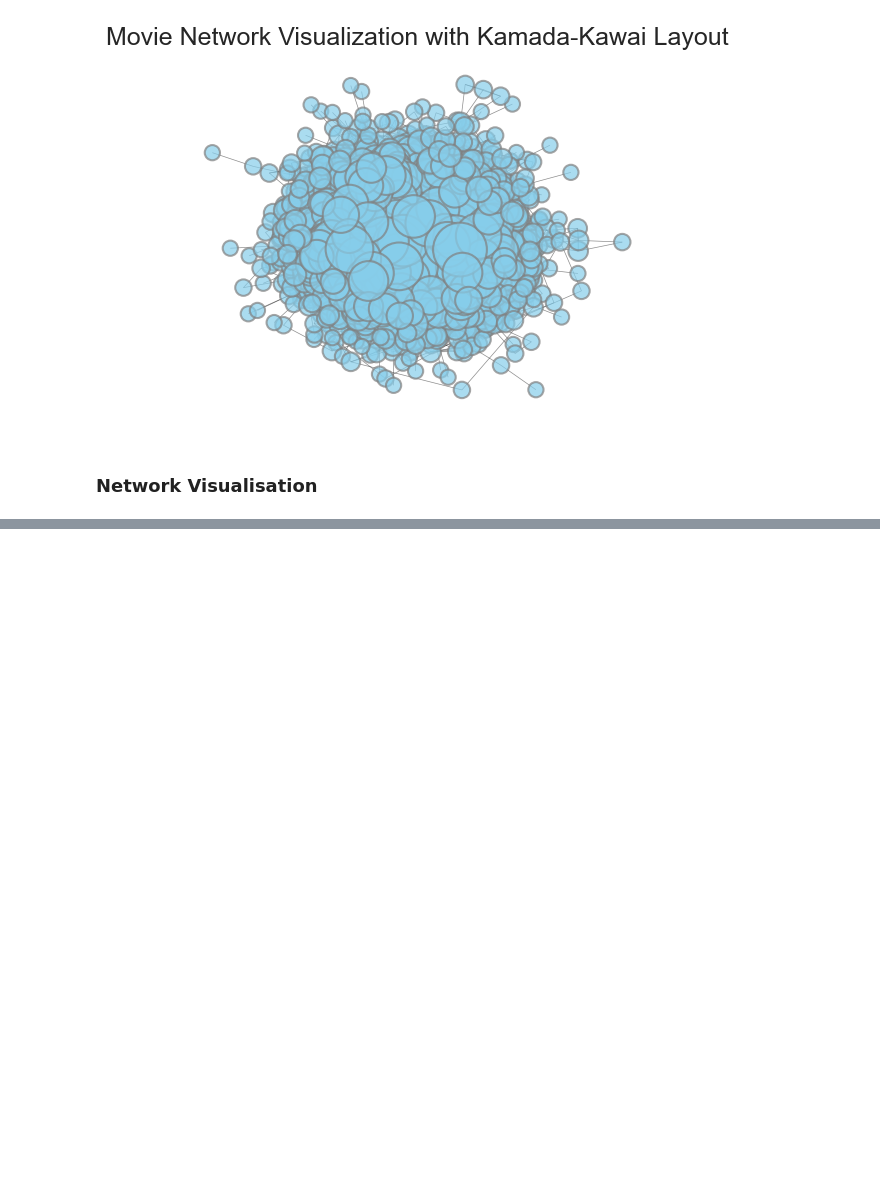
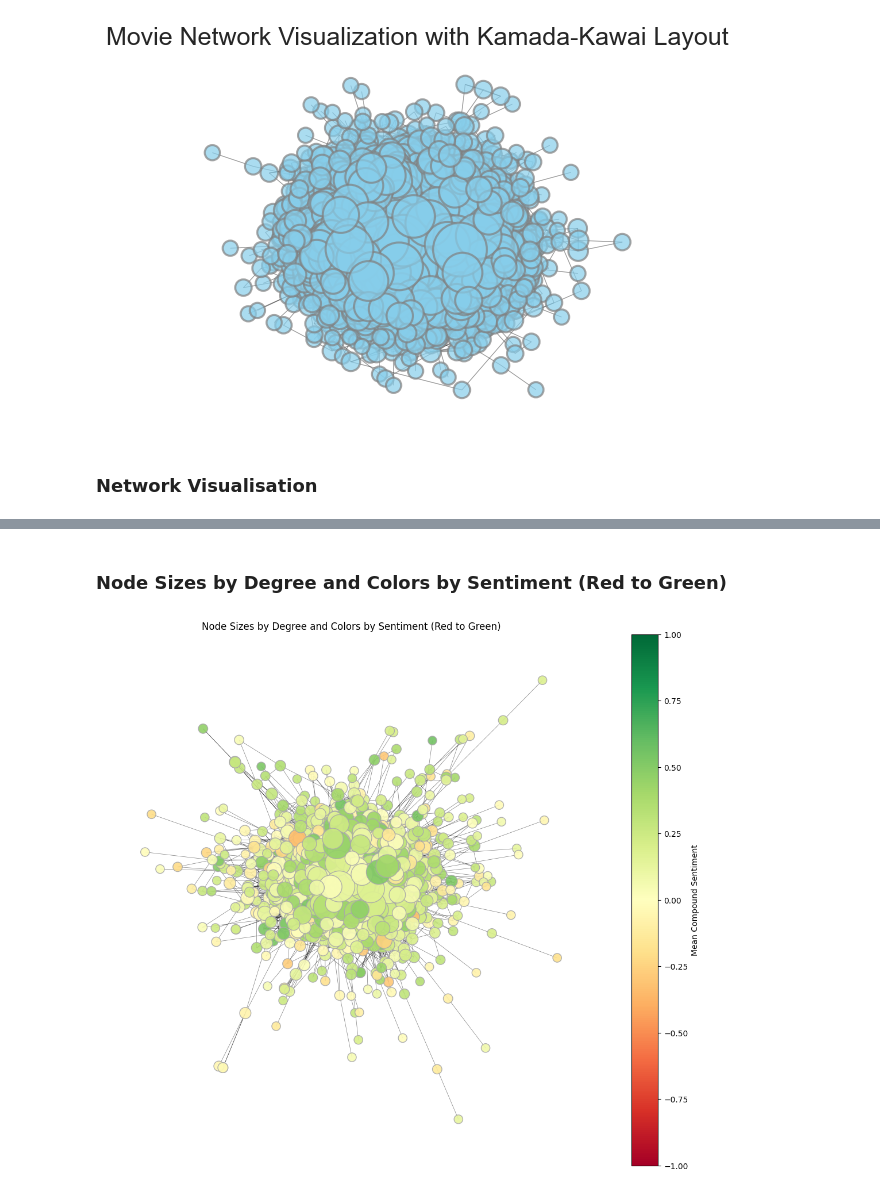
Before and after one commit to michalisdikaiopoulos/Movie-Success-And-Actor-Popularity-Correlation, a Jupyter notebook: ExtractData.ipynb, the cells around one changed output, grey strips where cells are left out. Saved outputs shown, nothing was run; the diff lists cells and outputs as text; code cells hidden in the pictures; blank space fills up the shorter version.

```diff
--- a/ExtractData.ipynb
+++ b/ExtractData.ipynb
@@ -473,0 +603,38 @@ Failed memoization speedup attempt due to Pandas internal hash function failing.
+# %% [markdown]
+### Node Sizes by Degree and Colors by Sentiment (Red to Green)
+# %%
+import matplotlib.cm as cm
+import matplotlib.colors as mcolors
+
+# Calculate node sizes based on degree in the subgraph
+node_sizes = [100 + 20 * graph_largest.degree(node) for node in graph_largest.nodes]
+
+# Extract sentiment values
+sentiments = [movie_graph.nodes[node]['mean_compound_sentiment'] for node in graph_largest.nodes]
+
+# Map sentiment values to a Red-to-Green color gradient
+norm = mcolors.Normalize(vmin=-1, vmax=1)  # Normalize between -1 and 1
+cmap = cm.RdYlGn
+
+# Create a ScalarMappable for the colormap
+sm = cm.ScalarMappable(cmap=cmap, norm=norm)
+sm.set_array([])
+
+plt.figure(figsize=(14, 12))
+pos = nx.spring_layout(graph_largest, seed=42)
+
+# Draw nodes with varying size (degree) and color (sentiment)
+colors = [cmap(norm(sent)) for sent in sentiments]
+nx.draw_networkx_nodes(graph_largest, pos, node_size=node_sizes, node_color=colors, alpha=0.9, edgecolors="black")
+
+nx.draw_networkx_edges(graph_largest, pos, width=0.5, alpha=0.5)
+
+# Add the colorbar
+cbar = plt.colorbar(sm, ax=plt.gca())  # Explicitly associate the colorbar with the current axis
+cbar.set_label("Mean Compound Sentiment")
+
+plt.title("Node Sizes by Degree and Colors by Sentiment (Red to Green)")
+plt.axis("off")
+plt.show()
+# %% [output]
+[figure, added]
```
Also changed, not shown: parts of 36 cells of this notebook.
